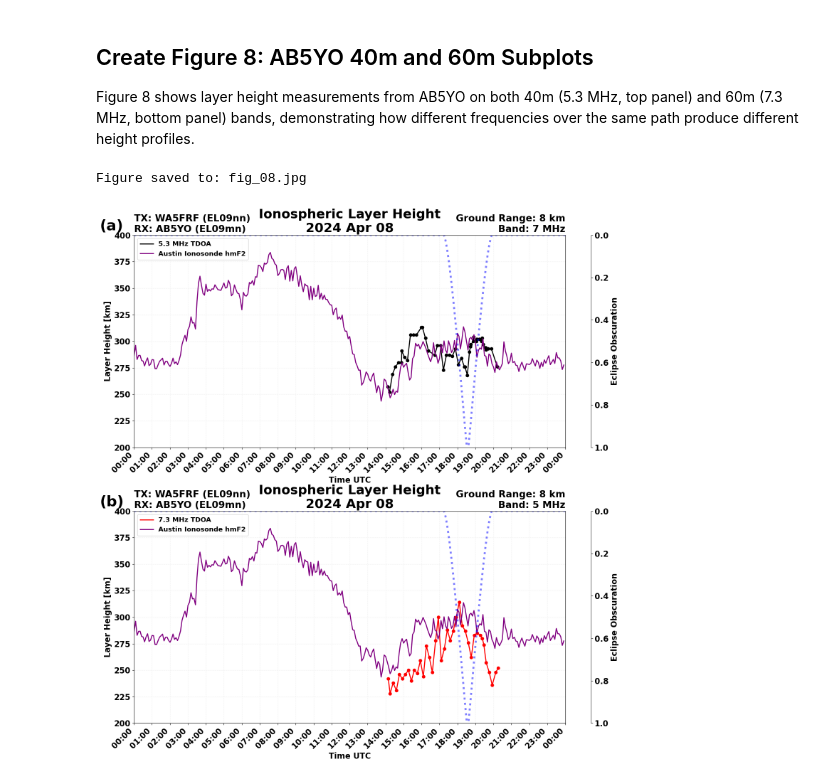
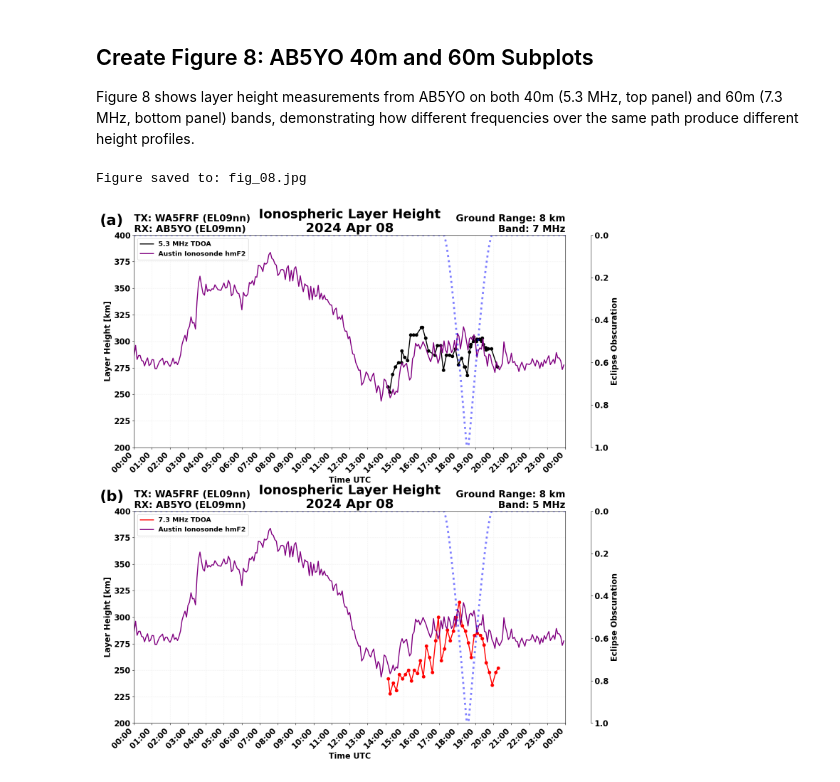
Before and after one commit to HamSCI/HF-TDOA-Frontiers-2025, a Jupyter notebook: fig_08/fig_08.ipynb, the cells around one changed output. Saved outputs shown, nothing was run; the diff lists cells and outputs as text; code cells hidden in the pictures.

```diff
--- a/fig_08/fig_08.ipynb
+++ b/fig_08/fig_08.ipynb
@@ -84,7 +84,7 @@ ax1.legend(loc='upper left', fontsize='small')
 tdoa.title_from_pfx(ax1, path_info_40m, date=date, center_title='Ionospheric Layer Height')
 
 # Add subplot label
-ax1.text(-0.08, 1.075, '(a)', transform=ax1.transAxes,
+ax1.text(-0.08, 1.100, '(a)', transform=ax1.transAxes,
          fontsize=30, fontweight='bold', va='top', ha='left')
 
 # Panel (b): 60m (7.3 MHz) data
@@ -124,32 +124,32 @@ ax2.xaxis.set_major_locator(mdates.MinuteLocator(interval=60))
 
 ax2.set_xlim(xlim)
 ax2.set_ylim(ylim)
 ax2.set_ylabel('Layer Height [km]')
 ax2.set_xlabel('Time UTC')
 ax2.grid(True, alpha=0.3)
 ax2.legend(loc='upper left', fontsize='small')
 
 # Add title using the library's formatting
 tdoa.title_from_pfx(ax2, path_info_60m, date=date, center_title='Ionospheric Layer Height')
 
 # Add subplot label
-ax2.text(-0.08, 1.075, '(b)', transform=ax2.transAxes,
+ax2.text(-0.08, 1.100, '(b)', transform=ax2.transAxes,
          fontsize=30, fontweight='bold', va='top', ha='left')
 
 # Rotate x-axis labels
 for ax in [ax1, ax2]:
     for tick_label in ax.get_xticklabels():
         tick_label.set_rotation(45)
         tick_label.set_horizontalalignment('right')
 
 plt.tight_layout()
 plt.subplots_adjust(hspace=0.3)
 
 # Save figure
 plt.savefig('fig_08.jpg', dpi=300, bbox_inches='tight', format='jpeg', pil_kwargs={'quality': 95})
 print("Figure saved to: fig_08.jpg")
 
 plt.show()
 # %% [output]
 Figure saved to: fig_08.jpg
-[figure, old version]
+[figure, new version]
```
Also changed, not shown: 7 other files.
